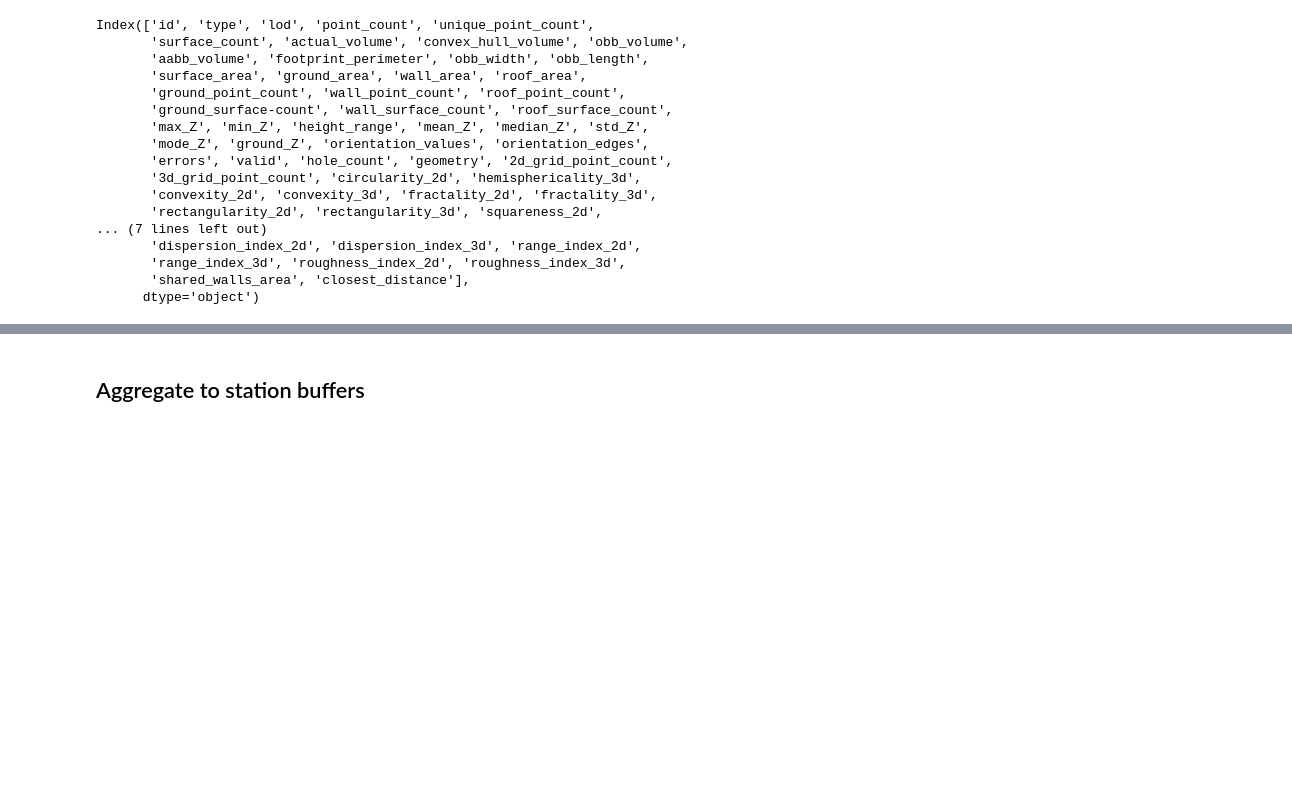
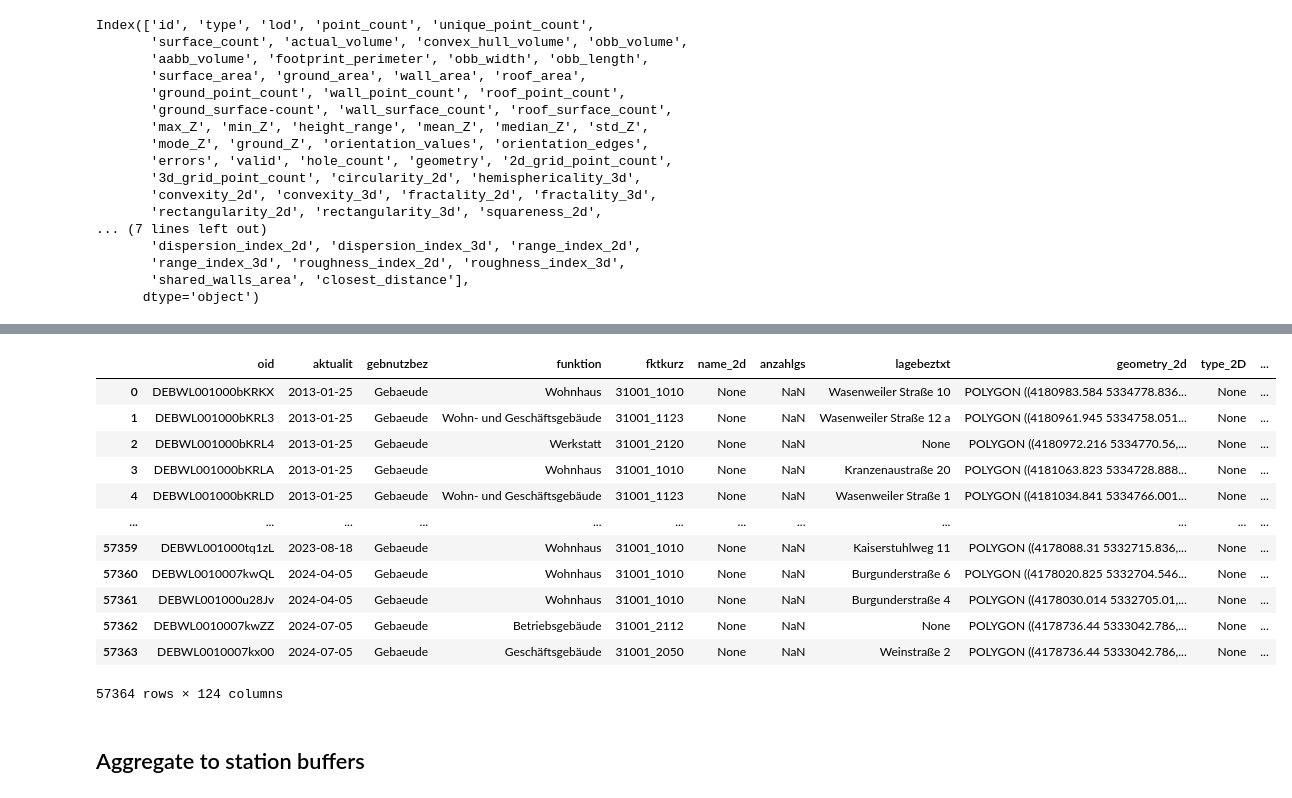
Before and after one commit to lisawink/freiburg, a Jupyter notebook: notebooks/calc_params.ipynb, the cells around one changed output, grey strips where cells are left out. Saved outputs shown, nothing was run; the diff lists cells and outputs as text; code cells hidden in the pictures; blank space fills up the shorter version.

```diff
--- a/notebooks/calc_params.ipynb
+++ b/notebooks/calc_params.ipynb
@@ -104,5 +102,22 @@ Index(['id', 'type', 'lod', 'point_count', 'unique_point_count',
        'range_index_3d', 'roughness_index_2d', 'roughness_index_3d',
        'shared_walls_area', 'closest_distance'],
       dtype='object')
+# %%
+remap = {'surface_count':'BuSurf_3D', 'actual_volume':'BuVol_3D',
+       'surface_area':'BuSA_3D', 'circularity_2d':'BuCir', 'hemisphericality_3d':'BuHem_3D',
+       'convexity_3d':'BuCon_3D', 'fractality_2d':'BuFra', 'fractality_3d':'BuFra_3D',
+       'rectangularity_3d':'BuCubo_3D', 'squareness_2d':'BuSqu',
+       'cubeness_3d':'BuCube_3D', 'min_vertical_elongation':'BumVE_3D',
+       'max_vertical_elongation':'BuMVE_3D', 'form_factor_3D':'BuFF_3D',
+       'equivalent_prism_index_3d':'BuEPI_3D',
+       'proximity_index_2d_':'BuProx', 'proximity_index_3d':'BuProx_3D', 'exchange_index_2d':'BuEx',
+       'exchange_index_3d':'BuEx_3D', 'spin_index_2d':'BuSpi', 'spin_index_3d':'BuSpi_3D',
+       'perimeter_index_2d':'BuPerC', 'circumference_index_3d':'BuCf_3D', 'depth_index_2d':'BuDep',
+       'depth_index_3d':'BuDep_3D', 'girth_index_2d':'BuGir', 'girth_index_3d':'BuGir_3D',
+       'dispersion_index_2d':'BuDisp', 'dispersion_index_3d':'BuDisp_3D', 'range_index_2d':'BuRan',
+       'range_index_3d':'BuRan_3D', 'roughness_index_2d':'BuRough', 'roughness_index_3d':'BuRough_3D',
+       'shared_walls_area':'BuSWA_3D'}
+# %%
+stats_3D = stats_3D.rename(columns=remap)
 # %%
 all_buildings = bldgs.merge(stats_3D,left_on='oid',right_on='id',how='left', suffixes=('_2D', '_3D'))
@@ -108,0 +145,16 @@ all_buildings = bldgs.merge(stats_3D,left_on='oid',right_on='id',how='left', suf
+# %%
+all_buildings
+# %% [output]
+|  | oid | aktualit | gebnutzbez | funktion | fktkurz | name_2d | anzahlgs | lagebeztxt | geometry_2d | type_2D | ... |
+| 0 | DEBWL001000bKRKX | 2013-01-25 | Gebaeude | Wohnhaus | 31001_1010 | None | NaN | Wasenweiler Straße 10 | POLYGON ((4180983.584 5334778.836... | None | ... |
+| 1 | DEBWL001000bKRL3 | 2013-01-25 | Gebaeude | Wohn- und Geschäftsgebäude | 31001_1123 | None | NaN | Wasenweiler Straße 12 a | POLYGON ((4180961.945 5334758.051... | None | ... |
+| 2 | DEBWL001000bKRL4 | 2013-01-25 | Gebaeude | Werkstatt | 31001_2120 | None | NaN | None | POLYGON ((4180972.216 5334770.56,... | None | ... |
+| 3 | DEBWL001000bKRLA | 2013-01-25 | Gebaeude | Wohnhaus | 31001_1010 | None | NaN | Kranzenaustraße 20 | POLYGON ((4181063.823 5334728.888... | None | ... |
+| 4 | DEBWL001000bKRLD | 2013-01-25 | Gebaeude | Wohn- und Geschäftsgebäude | 31001_1123 | None | NaN | Wasenweiler Straße 1 | POLYGON ((4181034.841 5334766.001... | None | ... |
+| ... | ... | ... | ... | ... | ... | ... | ... | ... | ... | ... | ... |
+| 57359 | DEBWL001000tq1zL | 2023-08-18 | Gebaeude | Wohnhaus | 31001_1010 | None | NaN | Kaiserstuhlweg 11 | POLYGON ((4178088.31 5332715.836,... | None | ... |
+| 57360 | DEBWL0010007kwQL | 2024-04-05 | Gebaeude | Wohnhaus | 31001_1010 | None | NaN | Burgunderstraße 6 | POLYGON ((4178020.825 5332704.546... | None | ... |
+| 57361 | DEBWL001000u28Jv | 2024-04-05 | Gebaeude | Wohnhaus | 31001_1010 | None | NaN | Burgunderstraße 4 | POLYGON ((4178030.014 5332705.01,... | None | ... |
+| 57362 | DEBWL0010007kwZZ | 2024-07-05 | Gebaeude | Betriebsgebäude | 31001_2112 | None | NaN | None | POLYGON ((4178736.44 5333042.786,... | None | ... |
+| 57363 | DEBWL0010007kx00 | 2024-07-05 | Gebaeude | Geschäftsgebäude | 31001_2050 | None | NaN | Weinstraße 2 | POLYGON ((4178736.44 5333042.786,... | None | ... |
+57364 rows × 124 columns
```
Also changed, not shown: parts of 16 cells of this notebook, 1 other file.
